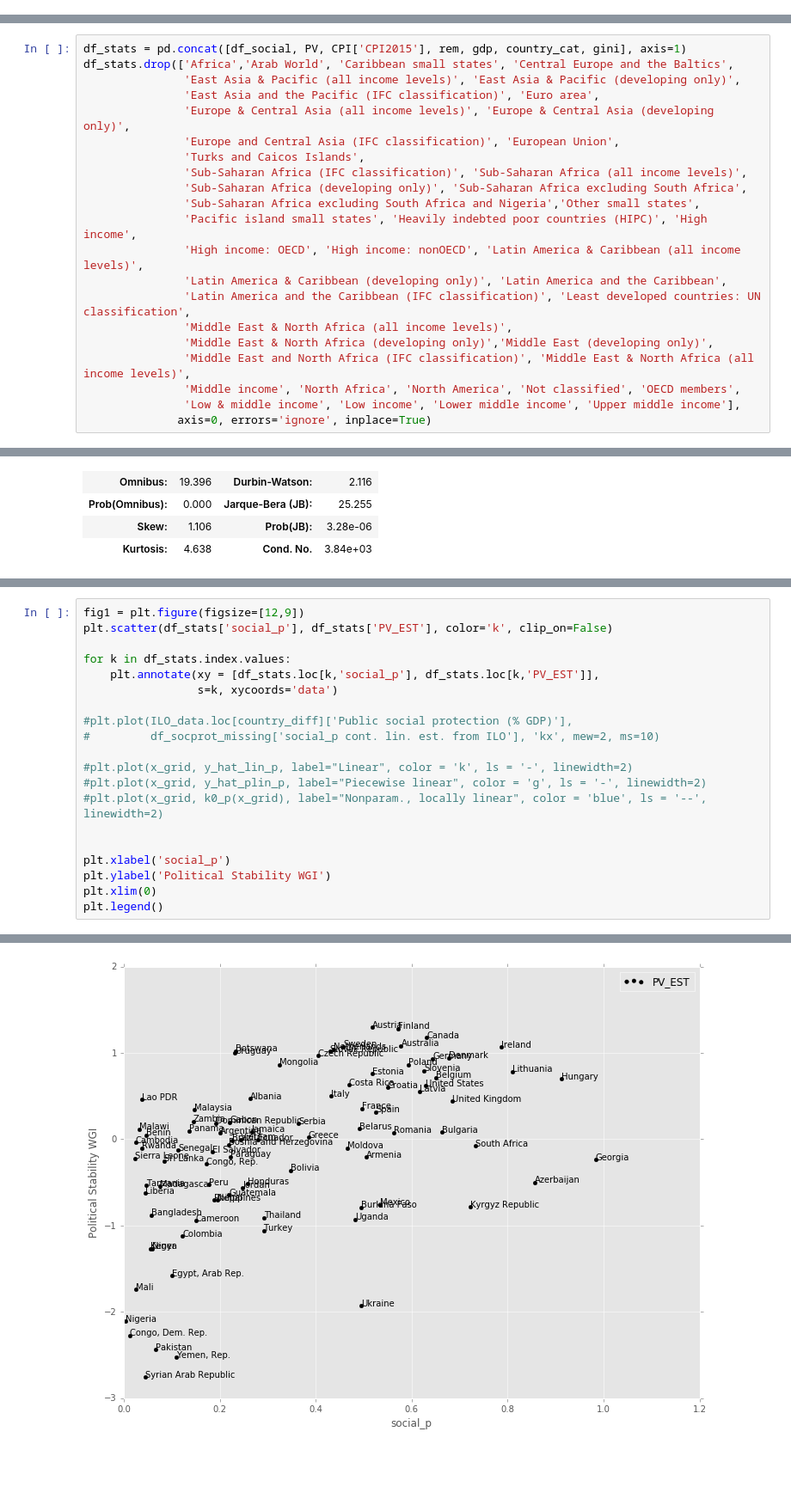
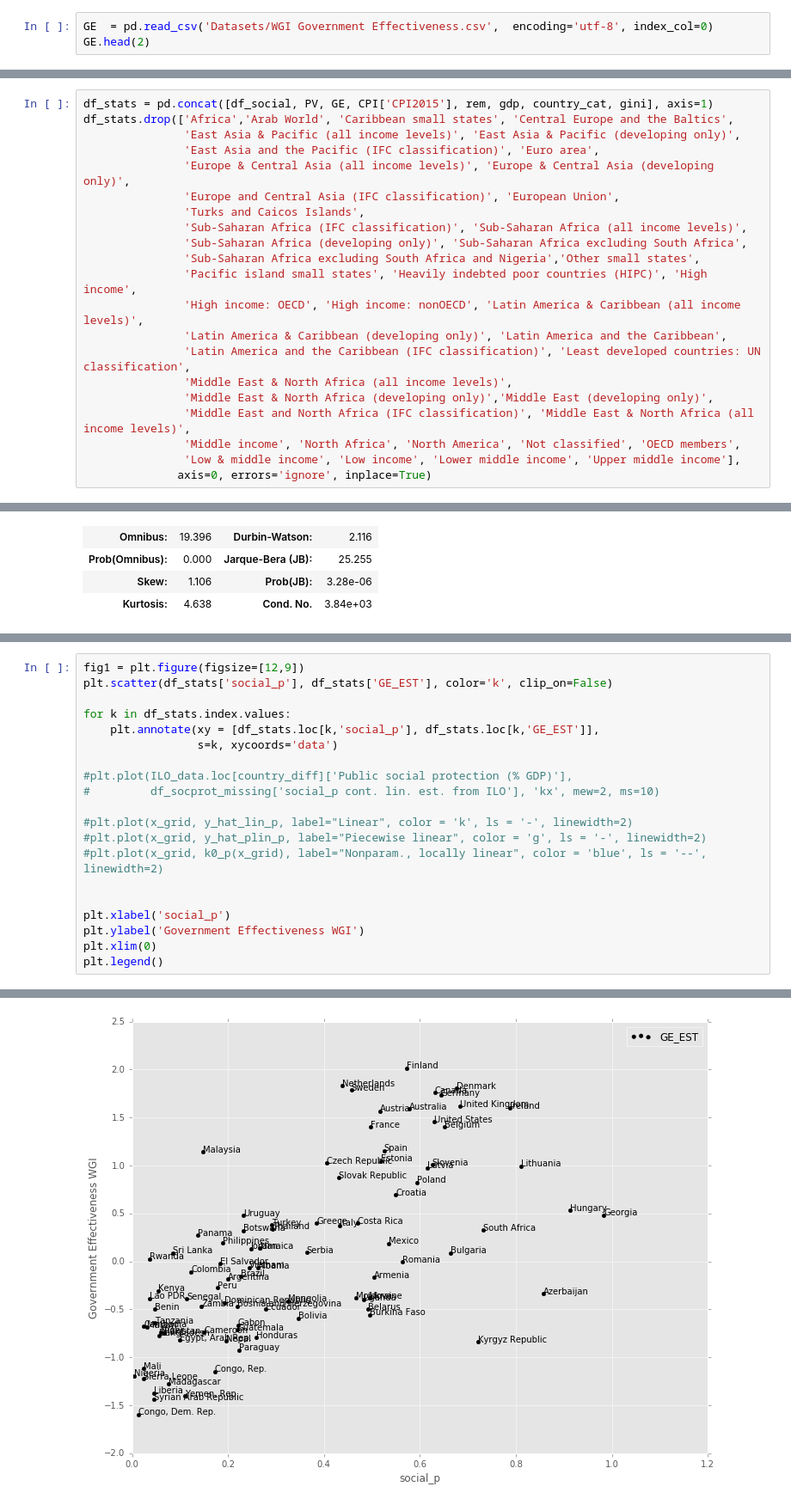
Before and after one commit to adrivsh/wb_social_transfers, a Jupyter notebook: social protection and governance analysis.ipynb, the cells around one changed output, grey strips where cells are left out. Shown at 86% size. Drawn from its saved outputs; the diff is of its cells as text; blank space fills up the shorter version.

Commit message:
Added Governance Effectiveness

```diff
--- a/social protection and governance analysis.ipynb
+++ b/social protection and governance analysis.ipynb
@@ -51,0 +54,3 @@ PV.head(2)
+# %%
+GE  = pd.read_csv('Datasets/WGI Government Effectiveness.csv',  encoding='utf-8', index_col=0)
+GE.head(2)
@@ -77,7 +87,7 @@ gini.rename(columns={'SI.POV.GINI - Gini Index':'gini'}, inplace=True)
 # %% [markdown]
 ## Merge the datasets into df_stats
 # %%
-df_stats = pd.concat([df_social, PV, CPI['CPI2015'], rem, gdp, country_cat, gini], axis=1)
+df_stats = pd.concat([df_social, PV, GE, CPI['CPI2015'], rem, gdp, country_cat, gini], axis=1)
 df_stats.drop(['Africa','Arab World', 'Caribbean small states', 'Central Europe and the Baltics',
                'East Asia & Pacific (all income levels)', 'East Asia & Pacific (developing only)',
                'East Asia and the Pacific (IFC classification)', 'Euro area',
@@ -223,24 +284,24 @@ plt.legend()
 [figure]
 # %%
 fig1 = plt.figure(figsize=[12,9])
-plt.scatter(df_stats['social_p'], df_stats['PV_EST'], color='k', clip_on=False)
+plt.scatter(df_stats['social_p'], df_stats['GE_EST'], color='k', clip_on=False)
 
 for k in df_stats.index.values:
-    plt.annotate(xy = [df_stats.loc[k,'social_p'], df_stats.loc[k,'PV_EST']],
+    plt.annotate(xy = [df_stats.loc[k,'social_p'], df_stats.loc[k,'GE_EST']],
                  s=k, xycoords='data')
 
 #plt.plot(ILO_data.loc[country_diff]['Public social protection (% GDP)'],
 #         df_socprot_missing['social_p cont. lin. est. from ILO'], 'kx', mew=2, ms=10)
 
 #plt.plot(x_grid, y_hat_lin_p, label="Linear", color = 'k', ls = '-', linewidth=2)
 #plt.plot(x_grid, y_hat_plin_p, label="Piecewise linear", color = 'g', ls = '-', linewidth=2)
 #plt.plot(x_grid, k0_p(x_grid), label="Nonparam., locally linear", color = 'blue', ls = '--', linewidth=2)
 
 
 plt.xlabel('social_p')
-plt.ylabel('Political Stability WGI')
+plt.ylabel('Government Effectiveness WGI')
 plt.xlim(0)
 plt.legend()
 # %% [output]
 <matplotlib.legend.Legend at 0x...>
-[figure, old version]
+[figure, new version]
```
Also changed, not shown: parts of 7 cells of this notebook, 2 other files.
